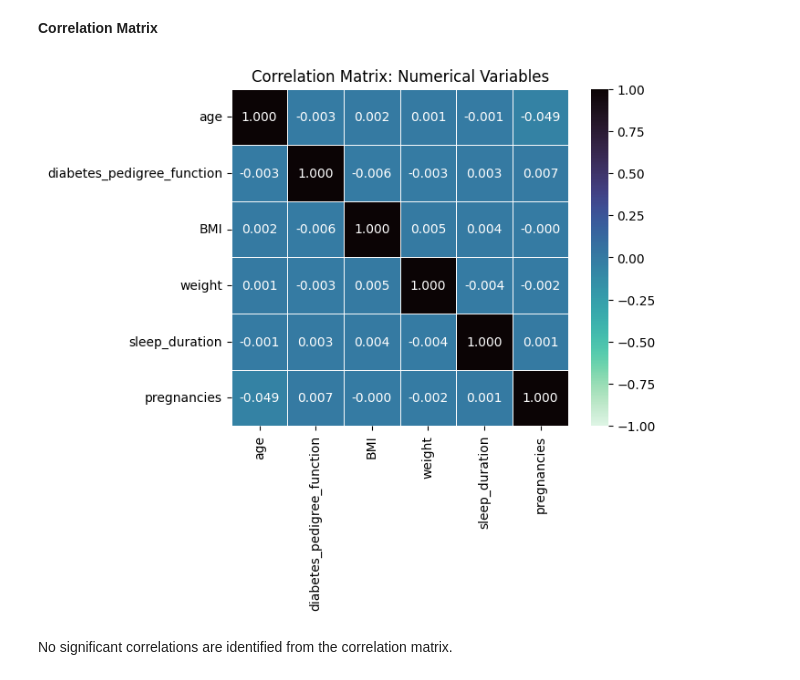
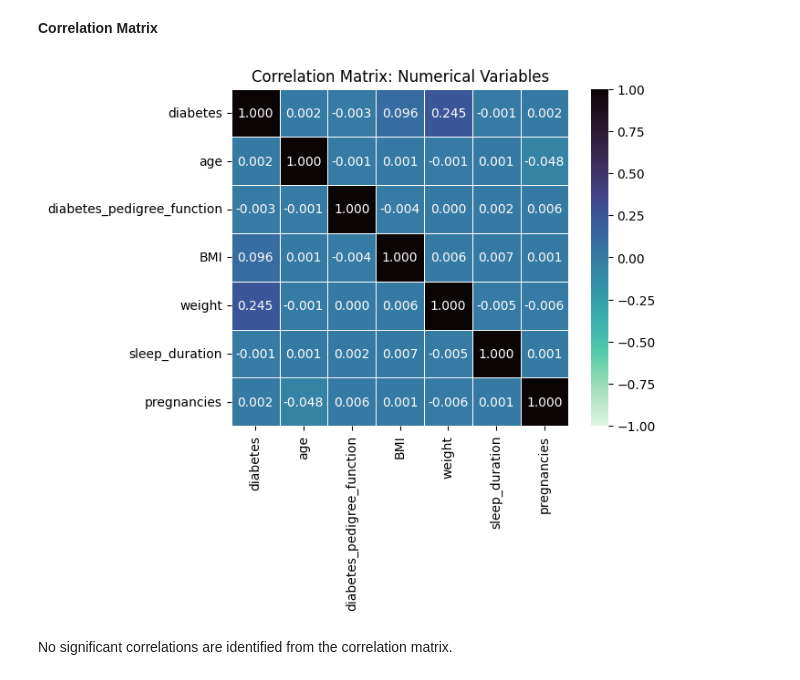
Before and after one commit to isabella-madiedo/Diabetes-Datathon, a Jupyter notebook: Code/data_cleaning.ipynb, the cells around one changed output. Saved outputs shown, nothing was run; the diff lists cells and outputs as text; code cells hidden in the pictures.

Commit message:
Updates data cleaning

```diff
--- a/Code/data_cleaning.ipynb
+++ b/Code/data_cleaning.ipynb
@@ -432,27 +438,30 @@ From the missing values heatmap, it is possible to conclude that missing data is
+# %%
+# Drop rows with missing values for the diabetes variable
+mv_data = mv_data[mv_data['diabetes'].notnull()]
 # %% [markdown]
 ##### Numerical Variables
 # %% [markdown]
 **Correlation Matrix**
 # %%
 # Correlation Matrix
-corr_matrix = mv_data[['age','diabetes_pedigree_function', 'BMI', 'weight', 'sleep_duration', 'pregnancies']].corr()
+corr_matrix = mv_data[['diabetes', 'age','diabetes_pedigree_function', 'BMI', 'weight', 'sleep_duration', 'pregnancies']].corr()
 plt.figure()
 plt.title('Correlation Matrix: Numerical Variables')
 sns.heatmap(
     corr_matrix,
     annot=True,
     cmap='mako_r',
     fmt=".3f",
     linewidths=0.5,
     cbar=True,
     square=True,
     vmin=-1,
     vmax=1,
     center=0
 )
 plt.show()
 # %% [output]
-[figure, old version]
+[figure, new version]
 # %% [markdown]
 No significant correlations are identified from the correlation matrix.
 # %% [markdown]
```
Also changed, not shown: parts of 18 cells of this notebook.
